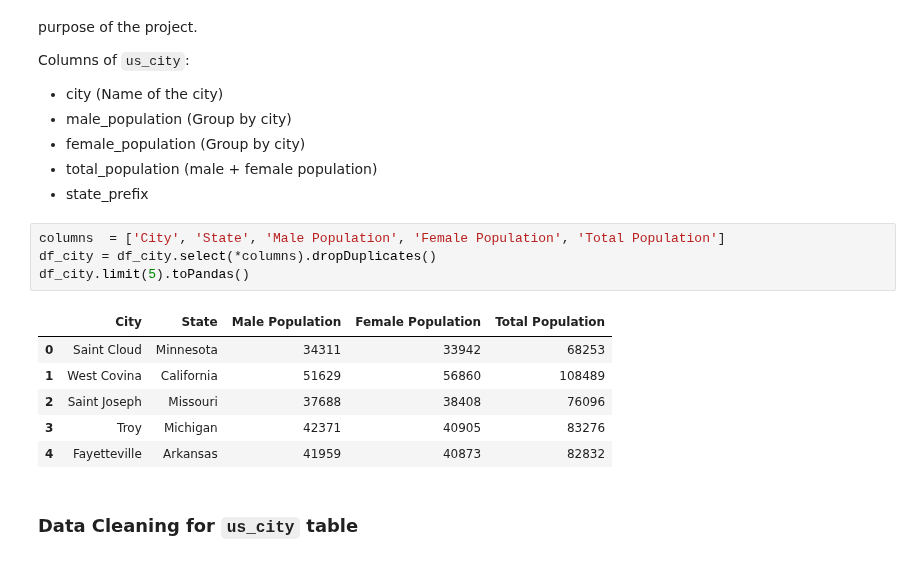
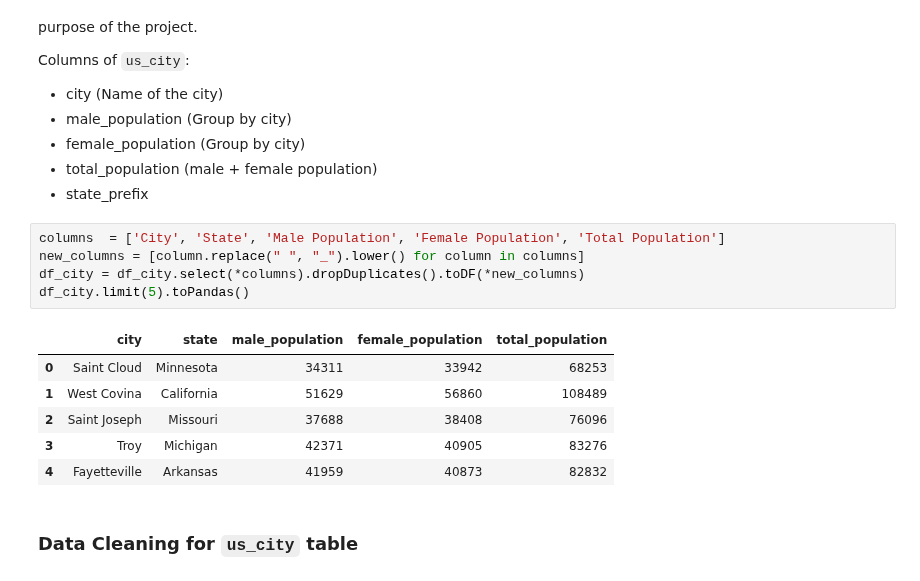
Before and after one commit to kennycontreras/us_national_tourism, a Jupyter notebook: us_national_tourism.ipynb, the cells around one changed output. Drawn from its saved outputs; the diff is of its cells as text.

```diff
--- a/us_national_tourism.ipynb
+++ b/us_national_tourism.ipynb
@@ -48,10 +62,11 @@ Columns of `us_city`:
 * state_prefix
 # %%
 columns  = ['City', 'State', 'Male Population', 'Female Population', 'Total Population']
-df_city = df_city.select(*columns).dropDuplicates()
+new_columns = [column.replace(" ", "_").lower() for column in columns]
+df_city = df_city.select(*columns).dropDuplicates().toDF(*new_columns)
 df_city.limit(5).toPandas()
 # %% [output]
-|  | City | State | Male Population | Female Population | Total Population |
+|  | city | state | male_population | female_population | total_population |
 | 0 | Saint Cloud | Minnesota | 34311 | 33942 | 68253 |
 | 1 | West Covina | California | 51629 | 56860 | 108489 |
 | 2 | Saint Joseph | Missouri | 37688 | 38408 | 76096 |
```
Also changed, not shown: parts of 28 cells of this notebook.
